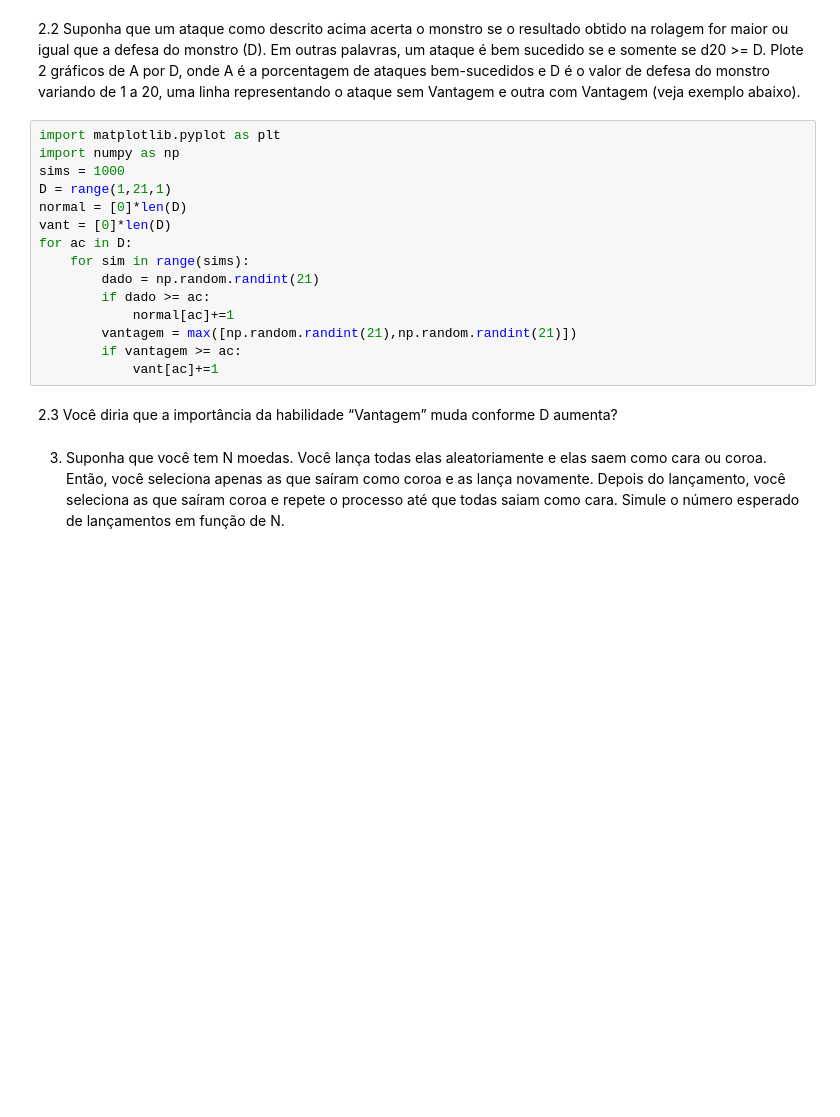
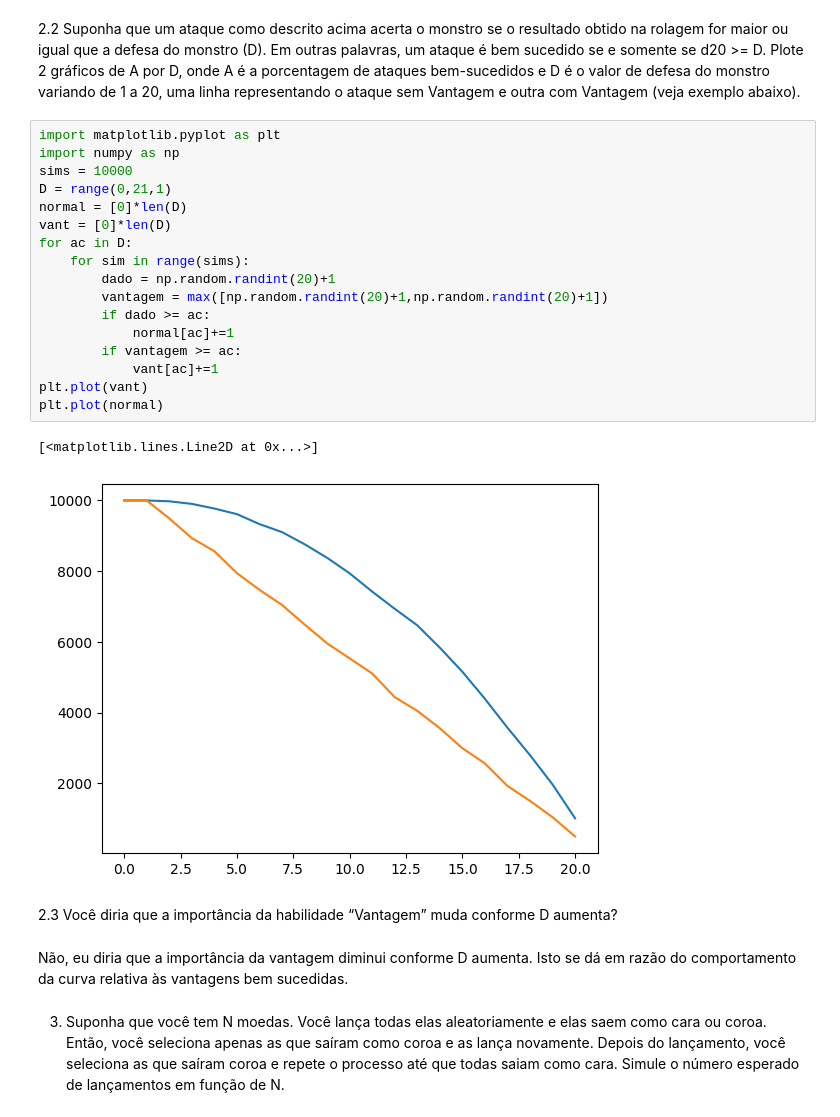
Before and after one commit to gventino/ModSimPractices, a Jupyter notebook: P1/P1.ipynb, the cells around one changed output. Saved outputs shown, nothing was run; the diff lists cells and outputs as text; blank space fills up the shorter version.

```diff
--- a/P1/P1.ipynb
+++ b/P1/P1.ipynb
@@ -56,19 +56,26 @@ normal: 9.9047
 # %%
 import matplotlib.pyplot as plt
 import numpy as np
-sims = 1000
-D = range(1,21,1)
+sims = 10000
+D = range(0,21,1)
 normal = [0]*len(D)
 vant = [0]*len(D)
 for ac in D:
     for sim in range(sims):
-        dado = np.random.randint(21)
+        dado = np.random.randint(20)+1
+        vantagem = max([np.random.randint(20)+1,np.random.randint(20)+1])
         if dado >= ac:
             normal[ac]+=1
-        vantagem = max([np.random.randint(21),np.random.randint(21)])
         if vantagem >= ac:
             vant[ac]+=1
+plt.plot(vant)
+plt.plot(normal)
+# %% [output]
+[<matplotlib.lines.Line2D at 0x...>]
+[figure, added]
 # %% [markdown]
 2.3  Você diria que a importância da habilidade “Vantagem” muda conforme D aumenta?
+# %% [markdown]
+Não, eu diria que a importância da vantagem diminui conforme D aumenta. Isto se dá em razão do comportamento da curva relativa às vantagens bem sucedidas.
 # %% [markdown]
 3. Suponha que você tem N moedas. Você lança todas elas aleatoriamente e elas saem como cara ou coroa. Então, você seleciona apenas as que saíram como coroa e as lança novamente. Depois do lançamento, você seleciona as que saíram coroa e repete o processo até que todas saiam como cara. Simule o número esperado de lançamentos em função de N.
```
Also changed, not shown: parts of 2 cells of this notebook.
